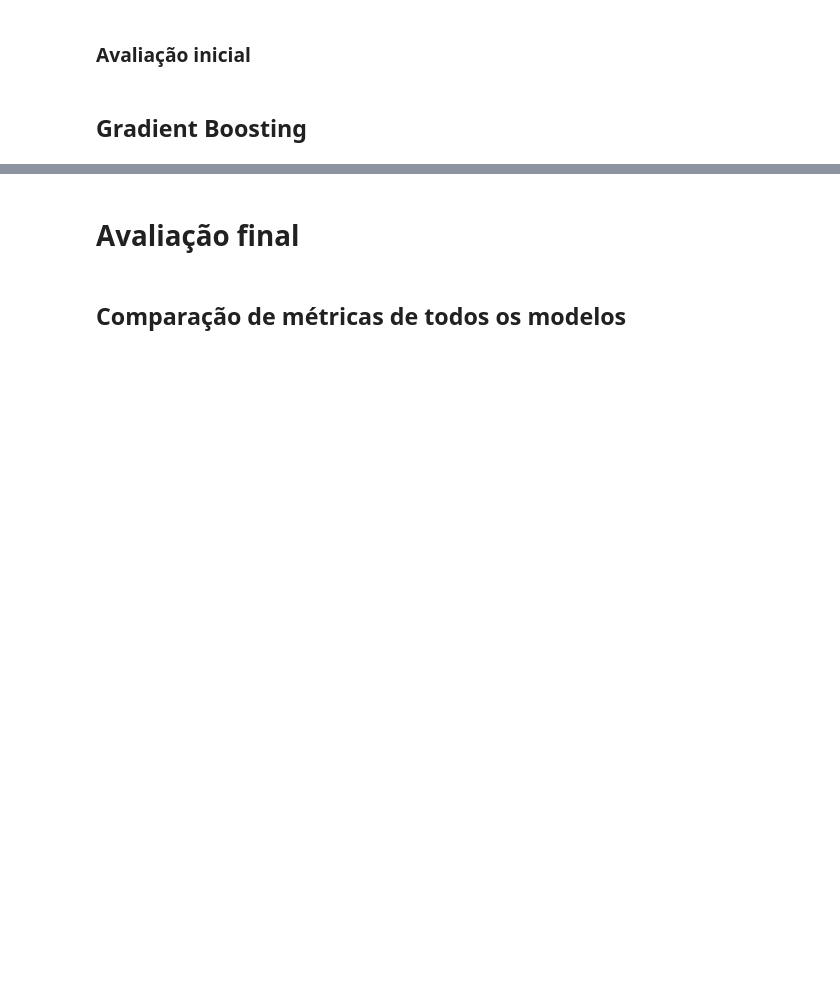
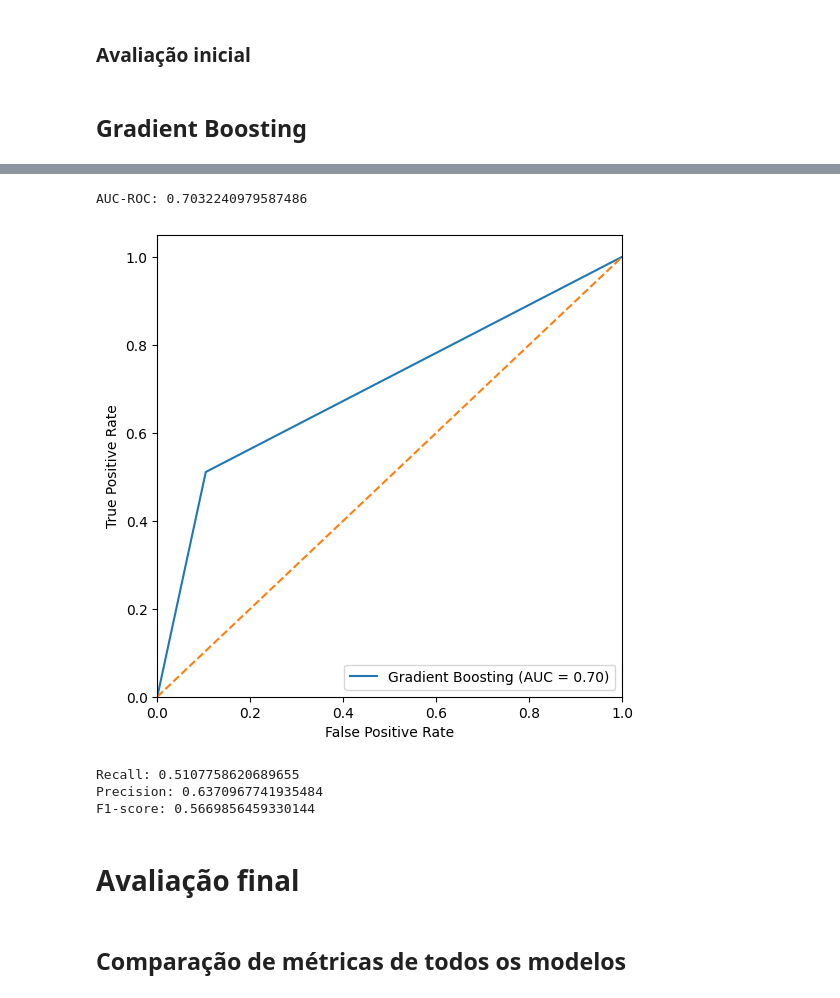
Before and after one commit to Vinicius-resende-cin/classifying-churn, a Jupyter notebook: main.ipynb, the cells around one changed output, grey strips where cells are left out. Drawn from its saved outputs; the diff is of its cells as text; code cells hidden in the pictures; blank space fills up the shorter version.

```diff
--- a/main.ipynb
+++ b/main.ipynb
@@ -481,3 +508,24 @@ F1-score: 0.5140073081607796
+# %%
+#@title AUC-ROC
+gb_auc = roc_auc_score(y_test, gb_preds)
+print(f"AUC-ROC: {gb_auc}")
+gb_fpr, gb_tpr, _ = roc_curve(y_test, gb_preds)
+plot_roc(gb_fpr, gb_tpr, gb_auc, 'Gradient Boosting')
+# %% [output]
+AUC-ROC: 0.7032240979587486
+[figure, added]
+# %%
+#@title Recall, precision e f-score
+gb_recall = recall_score(y_test, gb_preds)
+gb_precision = precision_score(y_test, gb_preds)
+gb_f1 = f1_score(y_test, gb_preds)
+print(f"Recall: {gb_recall}")
+print(f"Precision: {gb_precision}")
+print(f"F1-score: {gb_f1}")
+# %% [output]
+Recall: 0.5107758620689655
+Precision: 0.6370967741935484
+F1-score: 0.5669856459330144
 # %% [markdown]
 # Avaliação final
 # %% [markdown]
```
Also changed, not shown: parts of 19 cells of this notebook.
